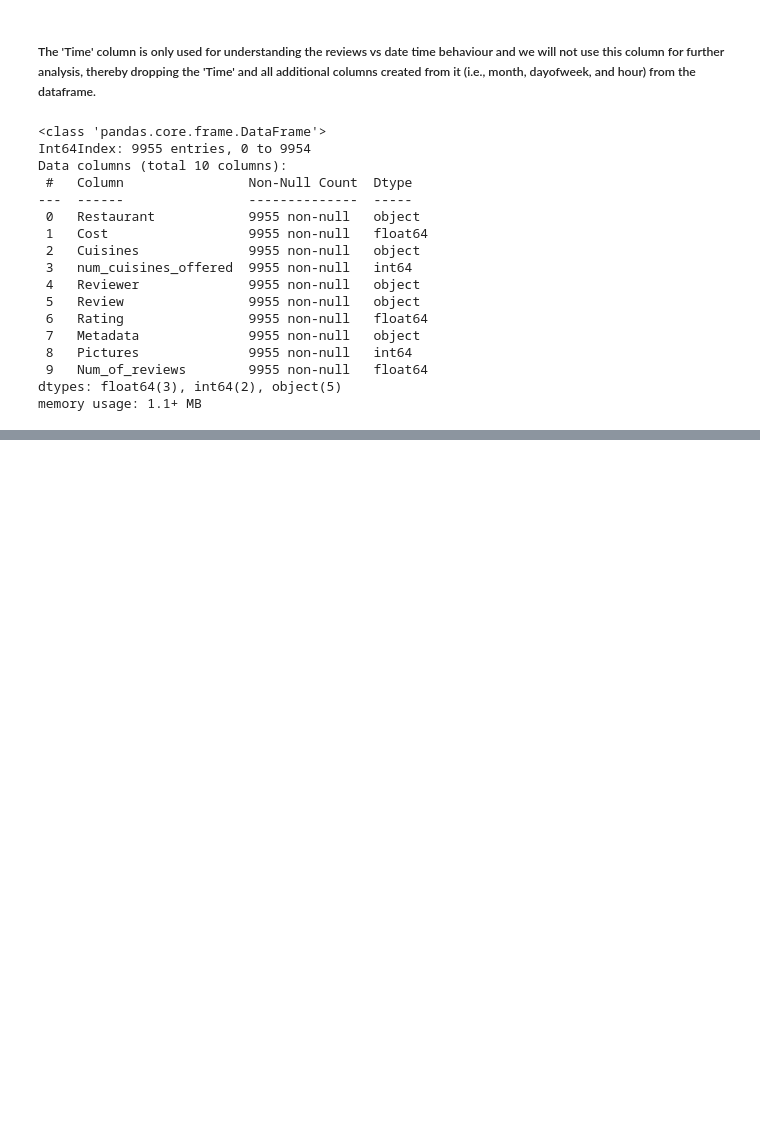
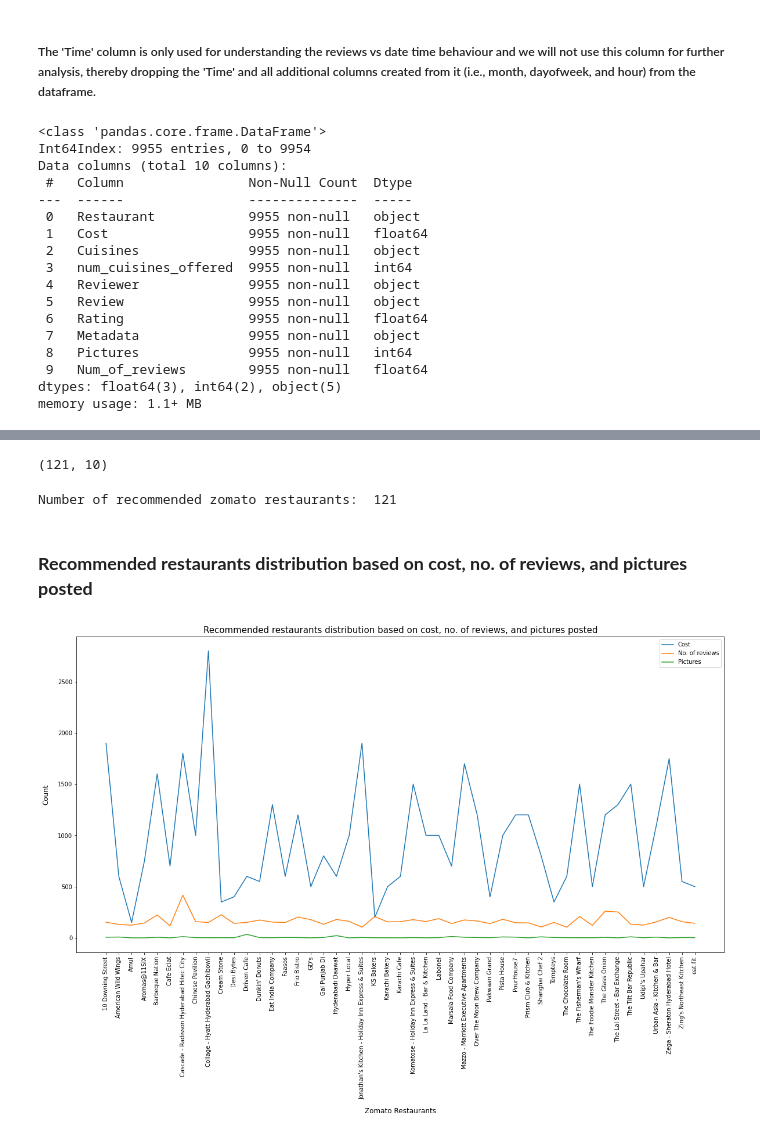
Before and after one commit to Akshadanair/Zomato-Restaurant-Clustering-and-Sentiment-Analysis, a Jupyter notebook: Zomato_Restaurant_Clustering_and_Sentiment_Analysis.ipynb, the cells around one changed output, grey strips where cells are left out. Drawn from its saved outputs; the diff is of its cells as text; code cells hidden in the pictures; blank space fills up the shorter version.

```diff
--- a/Zomato_Restaurant_Clustering_and_Sentiment_Analysis.ipynb
+++ b/Zomato_Restaurant_Clustering_and_Sentiment_Analysis.ipynb
@@ -1338,0 +1353,41 @@ memory usage: 1.1+ MB
+# %%
+#Applying the above mentioned criterias to create a new dataframe with recommended restaurants
+recommend_df = zomato_df.loc[(zomato_df['Rating'] > 4) & (zomato_df['Num_of_reviews'] > 100) & (zomato_df['num_cuisines_offered'] >= 2)].sort_values(by='Rating', ascending=False)
+# %%
+#shape of the dataset
+recommend_df.shape
+# %% [output]
+(121, 10)
+# %%
+#Printing the no. of restaurants
+print ("Number of recommended zomato restaurants: ", recommend_df.shape[0])
+# %% [output]
+Number of recommended zomato restaurants:  121
+# %% [markdown]
+### **Recommended restaurants distribution based on cost, no. of reviews, and pictures posted**
+# %%
+#Plotting a line chart to check the relationship between cost, number of reviews, and pictures posted with reviews.
+
+#creating different series for average value of cigsPerDay, totChol, sysBP and heartrate based on age
+line_1 = recommend_df.groupby("Restaurant").Cost.mean()
+line_2 = recommend_df.groupby("Restaurant").Num_of_reviews.mean()
+line_3 = recommend_df.groupby("Restaurant").Pictures.mean()
+
+#setting figure size
+plt.figure(figsize=(20,10))
+
+#setting the xticks
+plt.xticks(rotation = 90)
+
+#creating line chart
+sns.lineplot(data = line_1, label = "Cost")
+sns.lineplot(data = line_2, label = "No. of reviews")
+sns.lineplot(data = line_3, label = "Pictures")
+
+#To display the x label, y label and title of the line chart
+plt.xlabel("Zomato Restaurants", labelpad=14, fontsize = 12)
+plt.ylabel("Count", labelpad=14, fontsize = 12)
+plt.title(f"Recommended restaurants distribution based on cost, no. of reviews, and pictures posted", fontsize = 15)
+plt.show()
+# %% [output]
+[figure, added]
```
Also changed, not shown: parts of 24 cells of this notebook.
